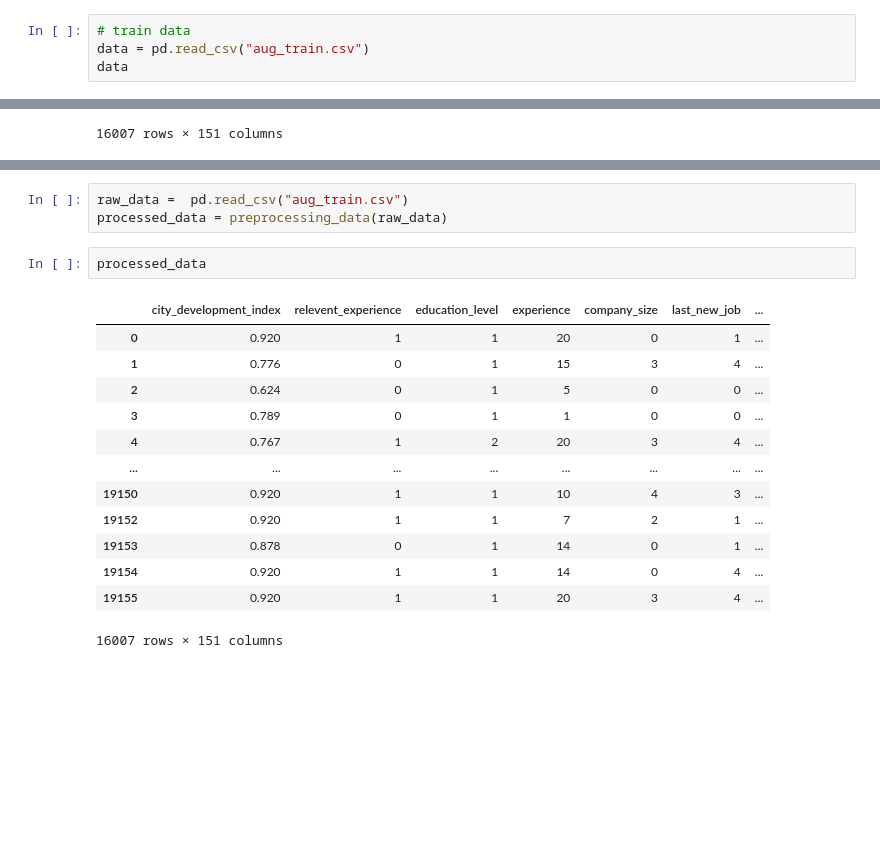
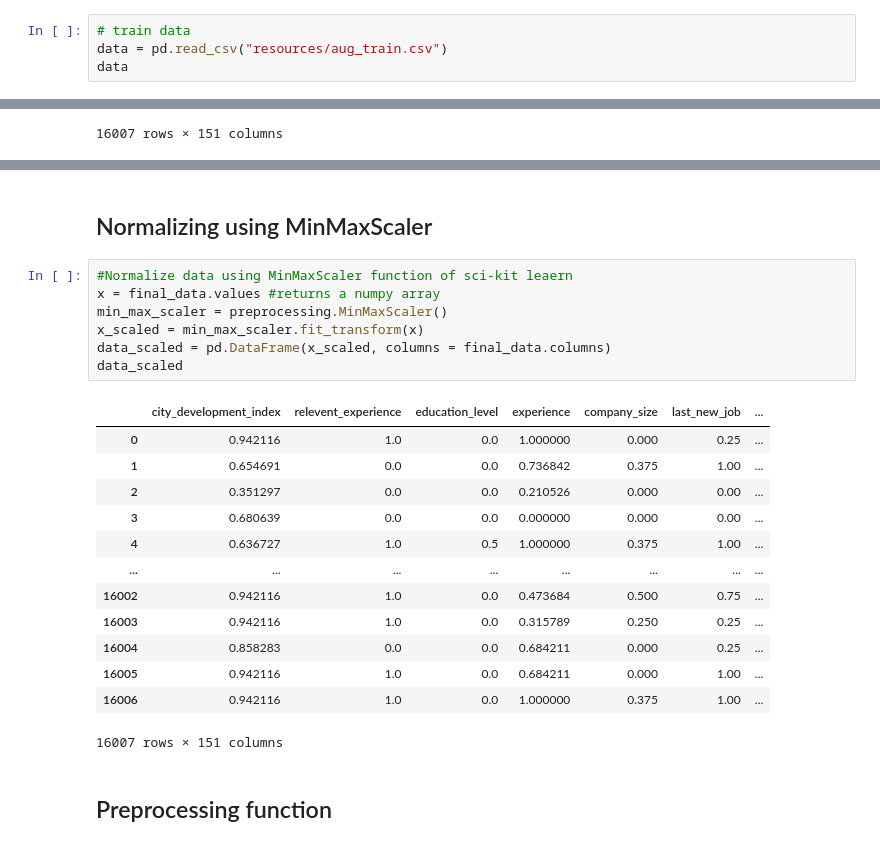
Before and after one commit to heliaRahimi/-ClassificationModels, a Jupyter notebook: DataPreprocessingWithNormalization.ipynb, the cells around one changed output, grey strips where cells are left out. Drawn from its saved outputs; the diff is of its cells as text; blank space fills up the shorter version.

```diff
--- a/resources/Data Preprocessing.ipynb
+++ b/DataPreprocessingWithNormalization.ipynb
@@ -53,6 +54,6 @@ import pandas as pd
 # %%
 # train data
-data = pd.read_csv("aug_train.csv")
+data = pd.read_csv("resources/aug_train.csv")
 data
 # %% [output]
 |  | enrollee_id | city | city_development_index | gender | relevent_experience | enrolled_university | ... |
@@ -289,19 +251,25 @@ def preprocessing_data(df: pd.DataFrame):
-# %%
-raw_data =  pd.read_csv("aug_train.csv")
-processed_data = preprocessing_data(raw_data)
-# %%
-processed_data
-# %% [output]
-|  | city_development_index | relevent_experience | education_level | experience | company_size | last_new_job | ... |
-| 0 | 0.920 | 1 | 1 | 20 | 0 | 1 | ... |
-| 1 | 0.776 | 0 | 1 | 15 | 3 | 4 | ... |
-| 2 | 0.624 | 0 | 1 | 5 | 0 | 0 | ... |
-| 3 | 0.789 | 0 | 1 | 1 | 0 | 0 | ... |
-| 4 | 0.767 | 1 | 2 | 20 | 3 | 4 | ... |
-| ... | ... | ... | ... | ... | ... | ... | ... |
-| 19150 | 0.920 | 1 | 1 | 10 | 4 | 3 | ... |
-| 19152 | 0.920 | 1 | 1 | 7 | 2 | 1 | ... |
-| 19153 | 0.878 | 0 | 1 | 14 | 0 | 1 | ... |
-| 19154 | 0.920 | 1 | 1 | 14 | 0 | 4 | ... |
-| 19155 | 0.920 | 1 | 1 | 20 | 3 | 4 | ... |
-16007 rows × 151 columns
+# %% [markdown]
+## Normalizing using MinMaxScaler
+# %%
+#Normalize data using MinMaxScaler function of sci-kit leaern
+x = final_data.values #returns a numpy array
+min_max_scaler = preprocessing.MinMaxScaler()
+x_scaled = min_max_scaler.fit_transform(x)
+data_scaled = pd.DataFrame(x_scaled, columns = final_data.columns)
+data_scaled
+# %% [output]
+|  | city_development_index | relevent_experience | education_level | experience | company_size | last_new_job | ... |
+| 0 | 0.942116 | 1.0 | 0.0 | 1.000000 | 0.000 | 0.25 | ... |
+| 1 | 0.654691 | 0.0 | 0.0 | 0.736842 | 0.375 | 1.00 | ... |
+| 2 | 0.351297 | 0.0 | 0.0 | 0.210526 | 0.000 | 0.00 | ... |
+| 3 | 0.680639 | 0.0 | 0.0 | 0.000000 | 0.000 | 0.00 | ... |
+| 4 | 0.636727 | 1.0 | 0.5 | 1.000000 | 0.375 | 1.00 | ... |
+| ... | ... | ... | ... | ... | ... | ... | ... |
+| 16002 | 0.942116 | 1.0 | 0.0 | 0.473684 | 0.500 | 0.75 | ... |
+| 16003 | 0.942116 | 1.0 | 0.0 | 0.315789 | 0.250 | 0.25 | ... |
+| 16004 | 0.858283 | 0.0 | 0.0 | 0.684211 | 0.000 | 0.25 | ... |
+| 16005 | 0.942116 | 1.0 | 0.0 | 0.684211 | 0.000 | 1.00 | ... |
+| 16006 | 0.942116 | 1.0 | 0.0 | 1.000000 | 0.375 | 1.00 | ... |
+16007 rows × 151 columns
+# %% [markdown]
+## Preprocessing function
```
Also changed, not shown: parts of 7 cells of this notebook, 4 other files.
